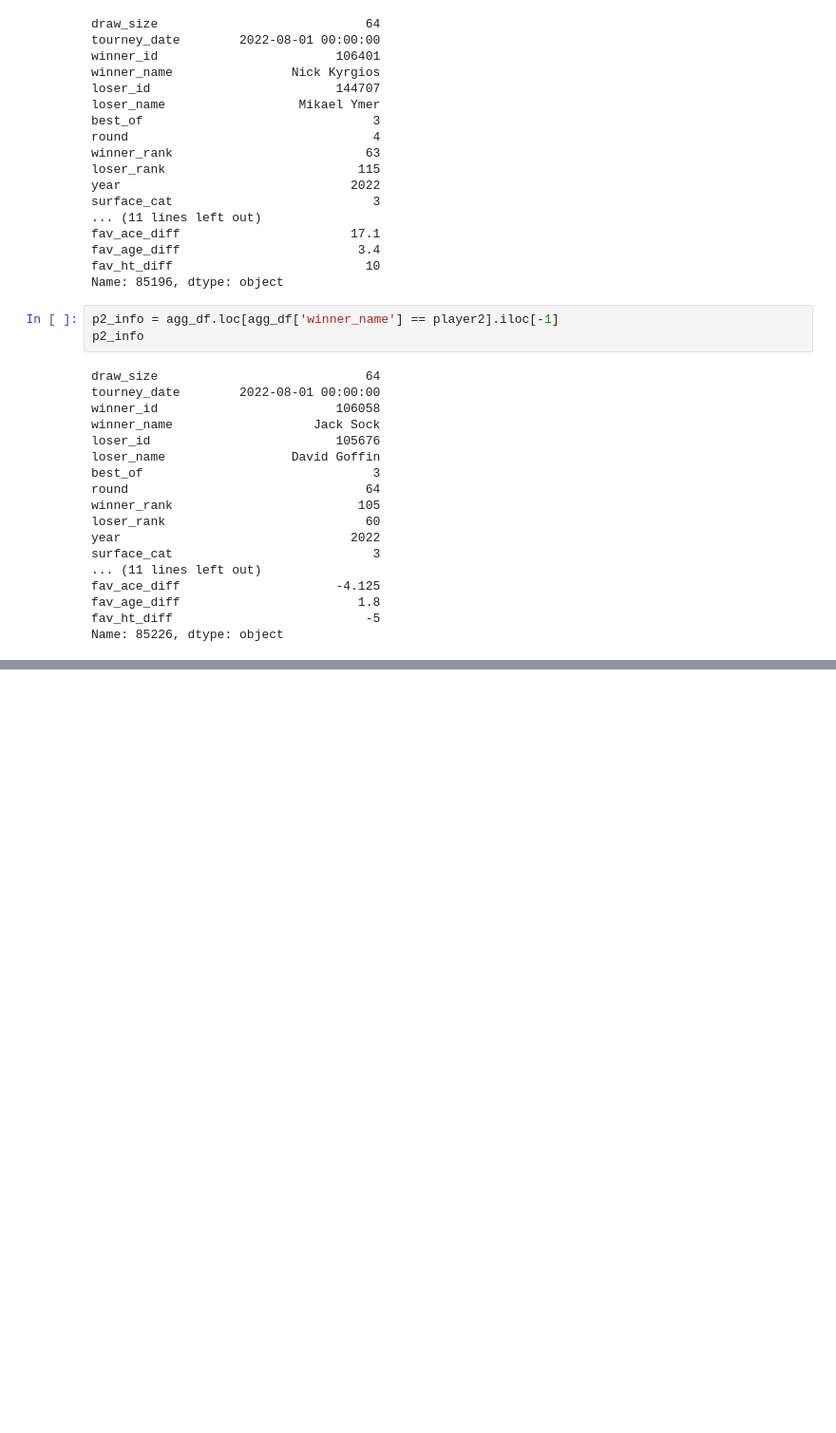
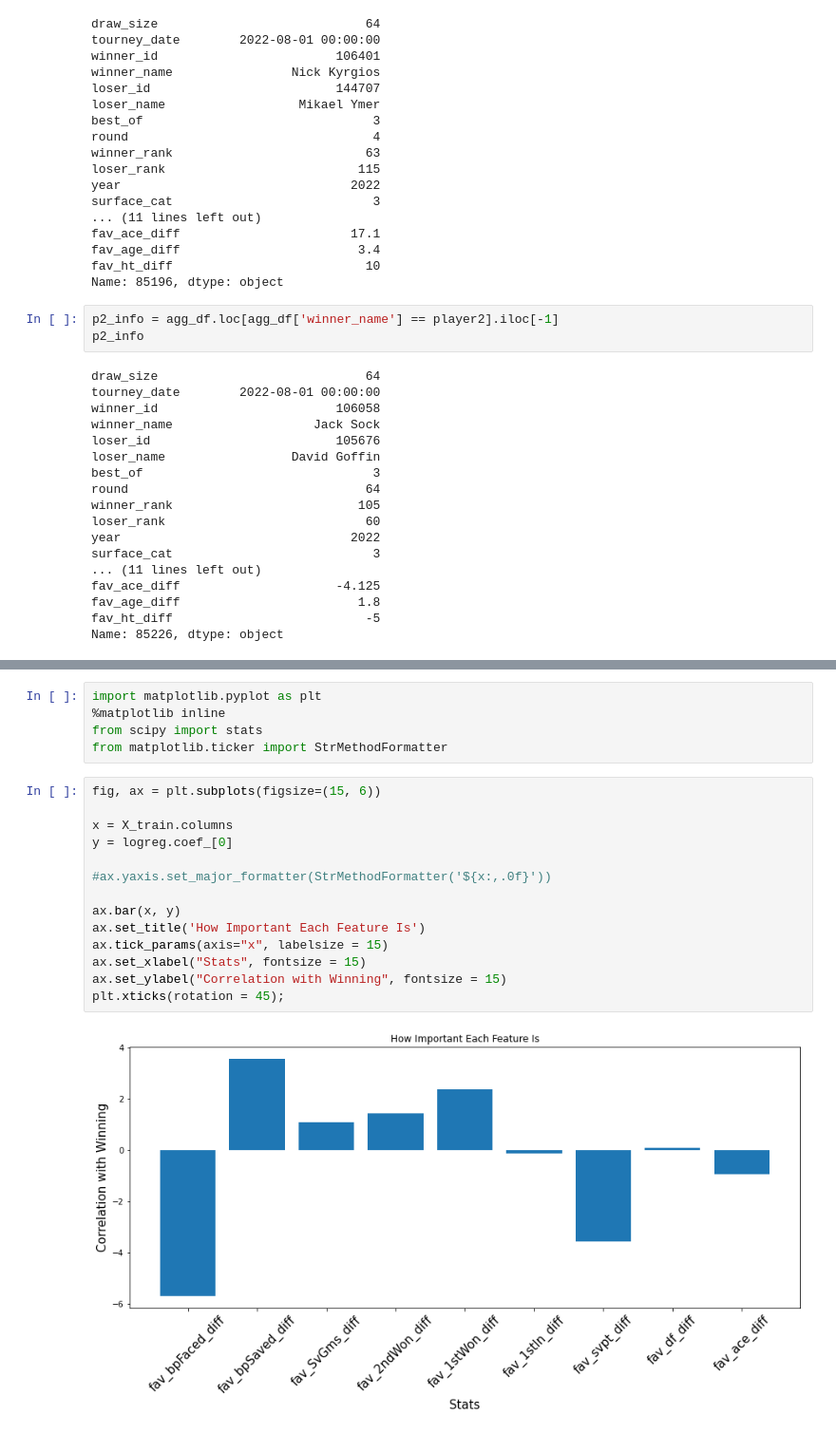
Before and after one commit to elingles1/ATP_Predictions, a Jupyter notebook: Take_3.ipynb, the cells around one changed output, grey strips where cells are left out. Shown at 95% size. Drawn from its saved outputs; the diff is of its cells as text; blank space fills up the shorter version.

```diff
--- a/Take_3.ipynb
+++ b/Take_3.ipynb
@@ -1552,0 +1597,21 @@ Name: 85226, dtype: object
+# %%
+import matplotlib.pyplot as plt
+%matplotlib inline
+from scipy import stats
+from matplotlib.ticker import StrMethodFormatter
+# %%
+fig, ax = plt.subplots(figsize=(15, 6))
+
+x = X_train.columns
+y = logreg.coef_[0]
+
+#ax.yaxis.set_major_formatter(StrMethodFormatter('${x:,.0f}'))
+
+ax.bar(x, y)
+ax.set_title('How Important Each Feature Is')
+ax.tick_params(axis="x", labelsize = 15)
+ax.set_xlabel("Stats", fontsize = 15)
+ax.set_ylabel("Correlation with Winning", fontsize = 15)
+plt.xticks(rotation = 45);
+# %% [output]
+[figure, added]
```
Also changed, not shown: parts of 13 cells of this notebook, 1 other file.
